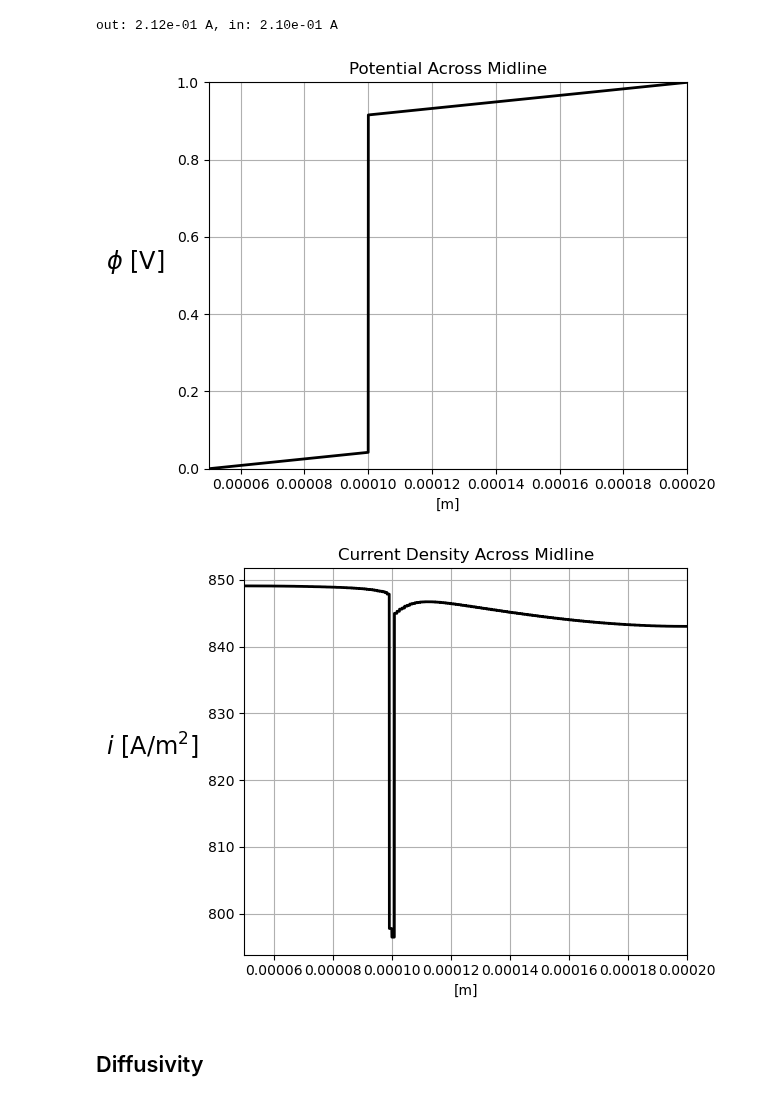
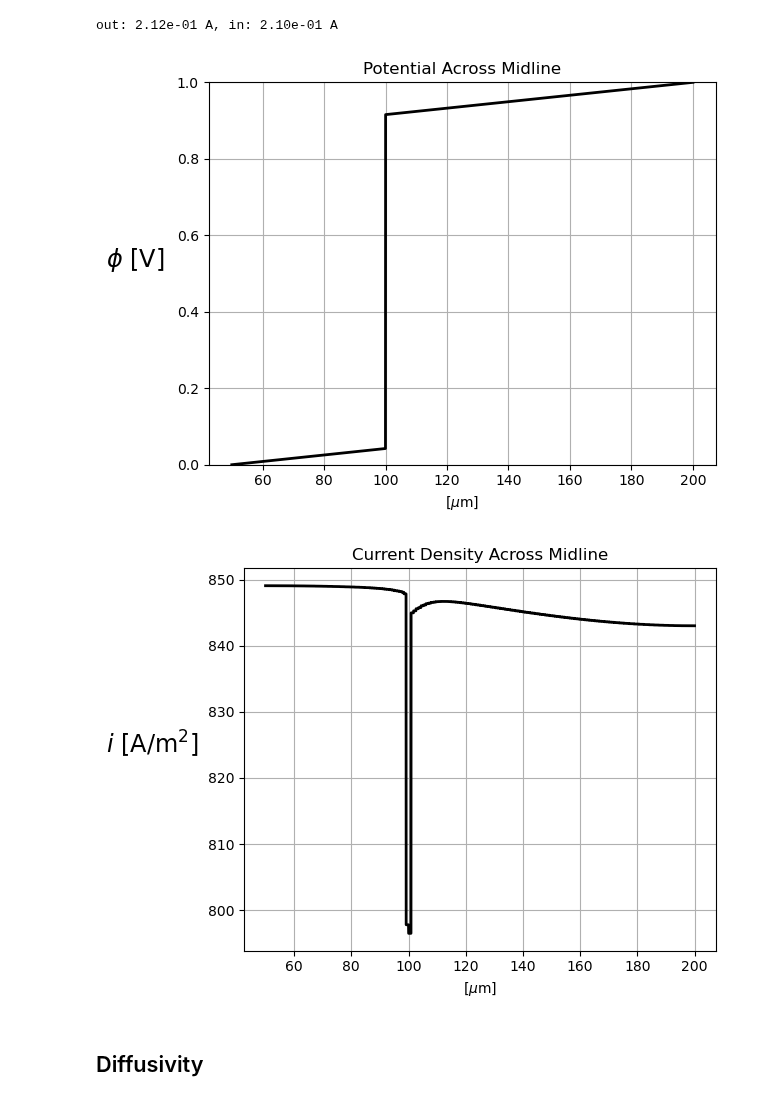
Before and after one commit to molel-gt/ssb, a Jupyter notebook: full-cell.ipynb, the cells around one changed output. Saved outputs shown, nothing was run; the diff lists cells and outputs as text; code cells hidden in the pictures.

```diff
--- a/full-cell.ipynb
+++ b/full-cell.ipynb
@@ -368,51 +368,51 @@ for i, point in enumerate(points.T):
 points_on_proc = np.array(points_on_proc, dtype=np.float64)
 u_values = u.eval(points_on_proc, cells)
 fig, ax = plt.subplots()
-ax.plot(points_on_proc[:, 0], u_values, "k", linewidth=2)
+ax.plot((1/micron) * points_on_proc[:, 0], u_values, "k", linewidth=2)
 ax.grid(True)
-ax.set_xlim([50e-6, 200e-6])
+# ax.set_xlim([50e-6, 200e-6])
 ax.set_ylim([0, voltage])
 ax.set_ylabel(r'$\phi$ [V]', rotation=0, labelpad=30, fontsize='xx-large')
-ax.set_xlabel('[m]')
+ax.set_xlabel(r'[$\mu$m]')
 ax.set_title('Potential Across Midline')
 plt.tight_layout()
 plt.show()
 # %% [output]
-[figure, old version]
+[figure, new version]
 # %%
 bb_trees = bb_tree(domain, domain.topology.dim)
 n_points = 10000
 tol = 1e-8  # Avoid hitting the outside of the domain
 x = np.linspace(50e-6 + tol, 200e-6 - tol, n_points)
 y = np.ones(n_points) * 0.5 * 5 * 50e-6  # midline
 points = np.zeros((3, n_points))
 points[0] = x
 points[1] = y
 u_values = []
 cells = []
 points_on_proc = []
 # Find cells whose bounding-box collide with the the points
 cell_candidates = compute_collisions_points(bb_trees, points.T)
 # Choose one of the cells that contains the point
 colliding_cells = compute_colliding_cells(domain, cell_candidates, points.T)
 for i, point in enumerate(points.T):
     if len(colliding_cells.links(i)) > 0:
         points_on_proc.append(point)
         cells.append(colliding_cells.links(i)[0])
 points_on_proc = np.array(points_on_proc, dtype=np.float64)
 current_values = current_h.eval(points_on_proc, cells)
 fig, ax = plt.subplots()
-ax.plot(points_on_proc[:, 0], np.linalg.norm(current_values, axis=1), "k", linewidth=2)
+ax.plot((1/micron) * points_on_proc[:, 0], np.linalg.norm(current_values, axis=1), "k", linewidth=2)
 ax.grid(True)
-ax.set_xlim([50e-6, 200e-6])
+# ax.set_xlim([50e-6, 200e-6])
 # ax.set_ylim([0, 0.1])
 ax.set_ylabel(r'$i$ [A/m$^2$]', rotation=0, labelpad=40, fontsize='xx-large')
-ax.set_xlabel('[m]')
+ax.set_xlabel(r'[$\mu$m]')
 ax.set_title('Current Density Across Midline')
 plt.tight_layout()
 plt.show()
 # %% [output]
-[figure, old version]
+[figure, new version]
 # %% [markdown]
 ## Diffusivity
 # %%
```
Also changed, not shown: parts of 5 cells of this notebook.
